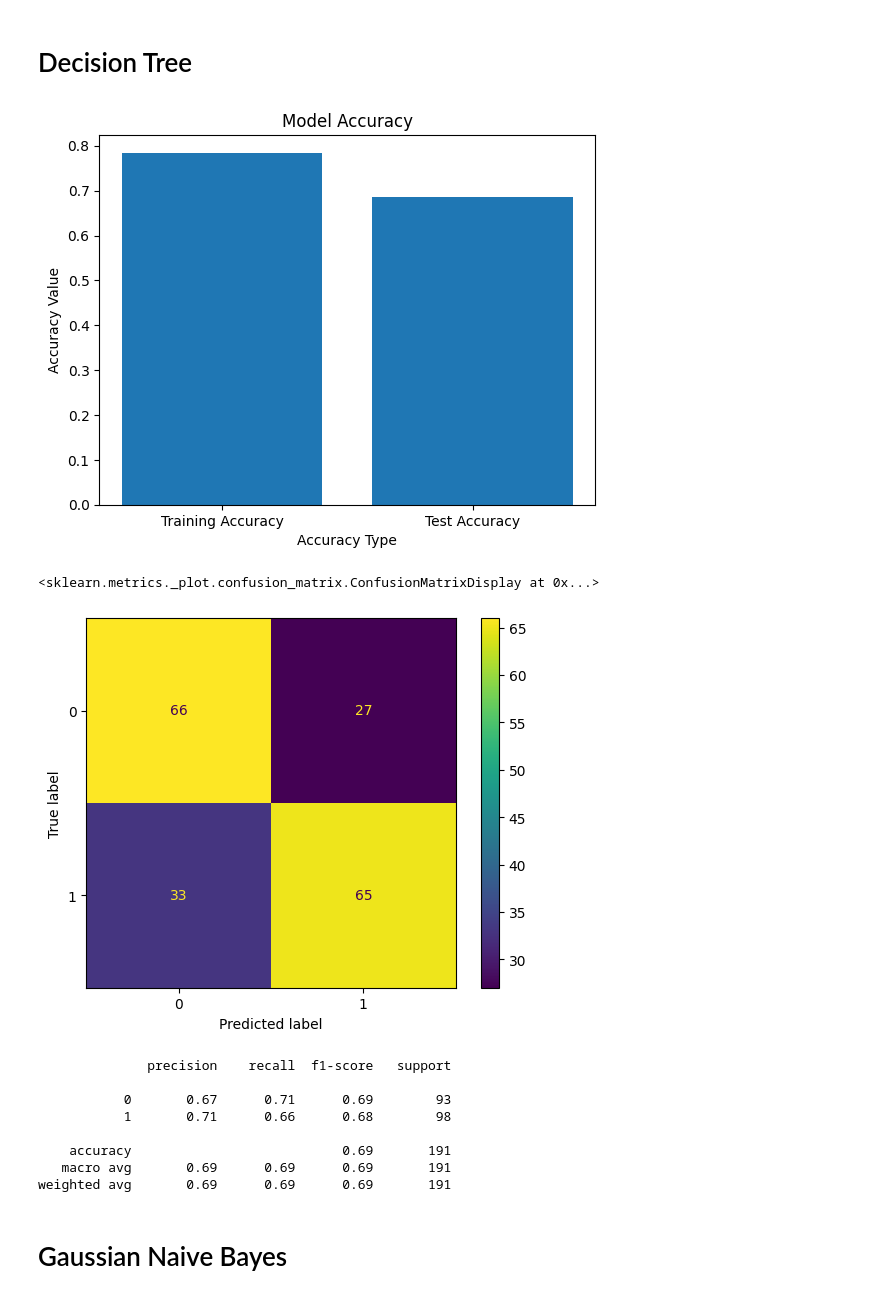
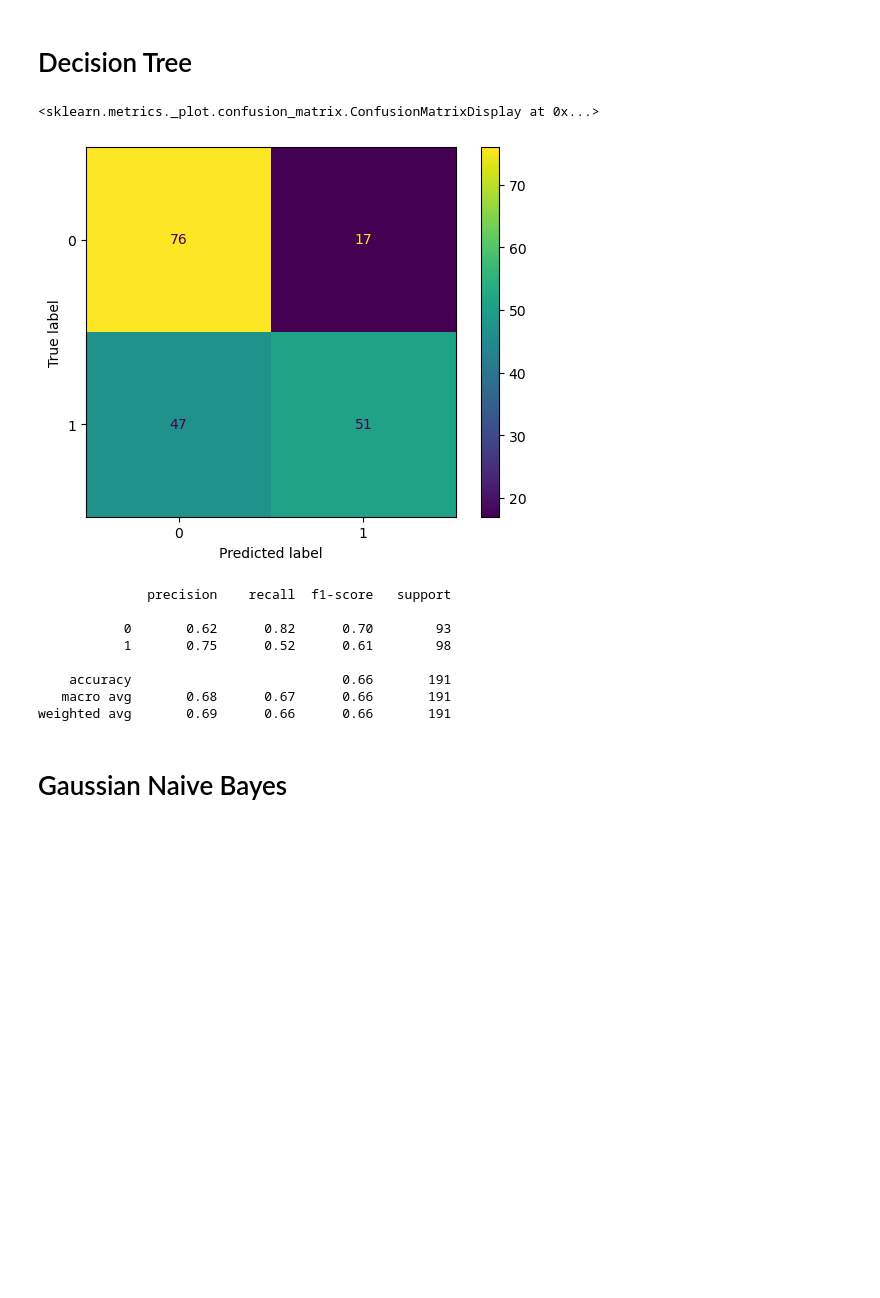
Before and after one commit to phanhoang1205/project-machine-learning, a Jupyter notebook: Cau2/Classification.ipynb, the cells around one changed output. Drawn from its saved outputs; the diff is of its cells as text; code cells hidden in the pictures; blank space fills up the shorter version.

```diff
--- a/Cau2/Classification.ipynb
+++ b/Cau2/Classification.ipynb
@@ -85,7 +85,7 @@ for i in range(len(types)):
 # Normalization
 # %%
 from sklearn.preprocessing import MinMaxScaler
-features = data.drop(['Purchased Bike'], axis=1)
+features = data.drop(['Purchased Bike', 'ID'], axis=1)
 
 scaler = MinMaxScaler()
 model=scaler.fit(features)
@@ -166,30 +150,15 @@ weighted avg       0.69      0.68      0.68       191
 # %%
 from sklearn.tree import DecisionTreeClassifier
 dTree = DecisionTreeClassifier(max_depth=7)
 dTree.fit(X_train, Y_train)
 
 Y_pred = dTree.predict(X_test)
 cm = confusion_matrix(Y_test, Y_pred)
 disp = ConfusionMatrixDisplay(confusion_matrix=cm)
-
-train_accuracy = dTree.score(X_train, Y_train)
-test_accuracy = dTree.score(X_test, Y_test)
-
-accuracies = [train_accuracy, test_accuracy]
-labels = ["Training Accuracy", "Test Accuracy"]
-
-plt.bar(labels, accuracies)
-plt.title("Model Accuracy")
-plt.xlabel("Accuracy Type")
-plt.ylabel("Accuracy Value")
-plt.show()
-
-
 disp.plot()
 # %% [output]
+<sklearn.metrics._plot.confusion_matrix.ConfusionMatrixDisplay at 0x...>
-[figure, old version]
+[figure, new version]
-<sklearn.metrics._plot.confusion_matrix.ConfusionMatrixDisplay at 0x...>
-[figure, removed]
 # %%
 dt_accuracy = accuracy_score(Y_test, Y_pred)
 dt_precision = precision_score(Y_test, Y_pred)
@@ -200,12 +169,12 @@ print(classification_report(Y_test, Y_pred))
 # %% [output]
               precision    recall  f1-score   support
 
-           0       0.67      0.71      0.69        93
-           1       0.71      0.66      0.68        98
+           0       0.62      0.82      0.70        93
+           1       0.75      0.52      0.61        98
 
-    accuracy                           0.69       191
-   macro avg       0.69      0.69      0.69       191
-weighted avg       0.69      0.69      0.69       191
+    accuracy                           0.66       191
+   macro avg       0.68      0.67      0.66       191
+weighted avg       0.69      0.66      0.66       191
 # %% [markdown]
 # Gaussian Naive Bayes
 # %%
```
Also changed, not shown: parts of 23 cells of this notebook, 3 other files.
